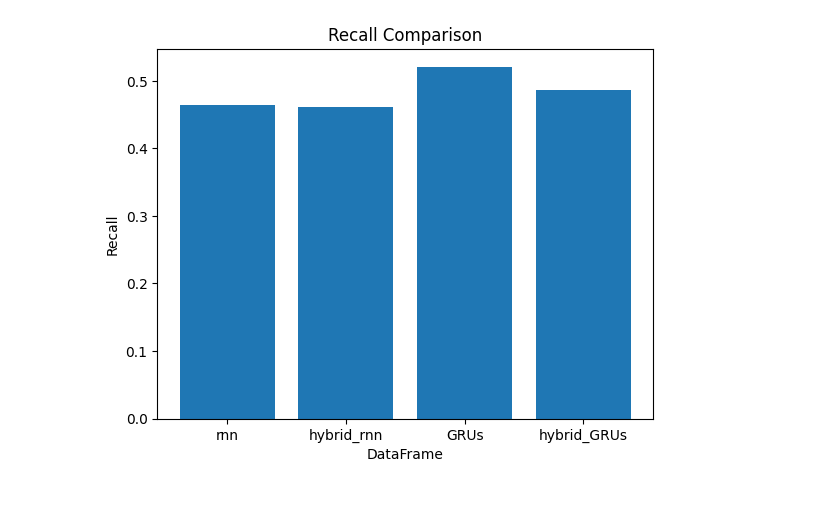
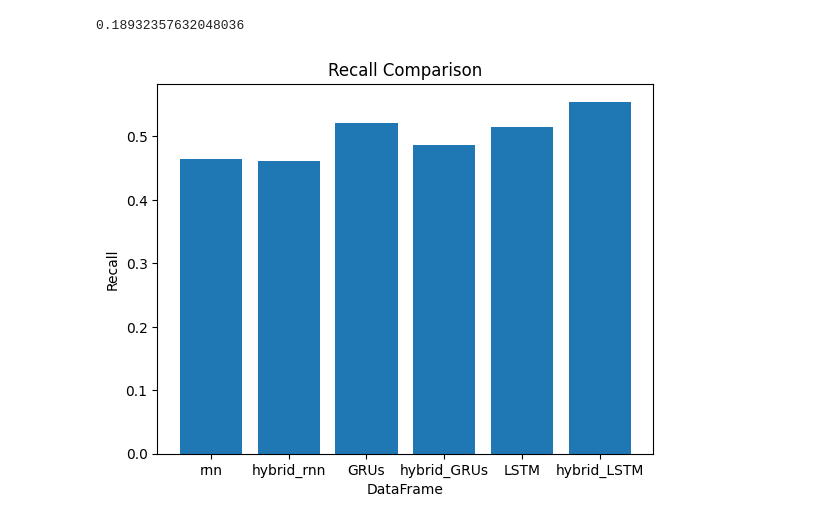
Before and after one commit to ZenoWang1999/DeepLearning_Flight-Delay-Predict, a Jupyter notebook: analyse.ipynb, the cells around one changed output. Cells and saved outputs as stored; diff of their text form; code cells hidden in the pictures.

Commit message:
LSTM update

```diff
--- a/analyse.ipynb
+++ b/analyse.ipynb
@@ -4,15 +28,21 @@ import matplotlib.pyplot as plt
+# %%
+8072/(34564+8072)
+# %% [output]
+0.18932357632048036
 # %%
 rnn = pd.read_csv('result/rnn.csv')
 hybrid_rnn = pd.read_csv('result/hybrid_rnn.csv')
 GRUs = pd.read_csv('result/GRUs.csv')
 hybrid_GRUs = pd.read_csv('result/hybrid_GRUs.csv')
+LSTM = pd.read_csv('result/lstm.csv')
+hybrid_LSTM = pd.read_csv('result/hybrid_lstm.csv')
 # %%
-recall_values = [df.loc[1, 'recall'] for df in [rnn, hybrid_rnn, GRUs, hybrid_GRUs]]
+recall_values = [df.loc[1, 'recall'] for df in [rnn, hybrid_rnn, GRUs, hybrid_GRUs, LSTM, hybrid_LSTM]]
 
-plt.bar(['rnn', 'hybrid_rnn', 'GRUs', 'hybrid_GRUs'], recall_values)
+plt.bar(['rnn', 'hybrid_rnn', 'GRUs', 'hybrid_GRUs', 'LSTM', 'hybrid_LSTM'], recall_values)
 plt.xlabel('DataFrame')
 plt.ylabel('Recall')
 plt.title('Recall Comparison')
 plt.show()
 # %% [output]
-[figure, old version]
+[figure, new version]
```
Also changed, not shown: parts of 2 cells of this notebook, 18 other files.
